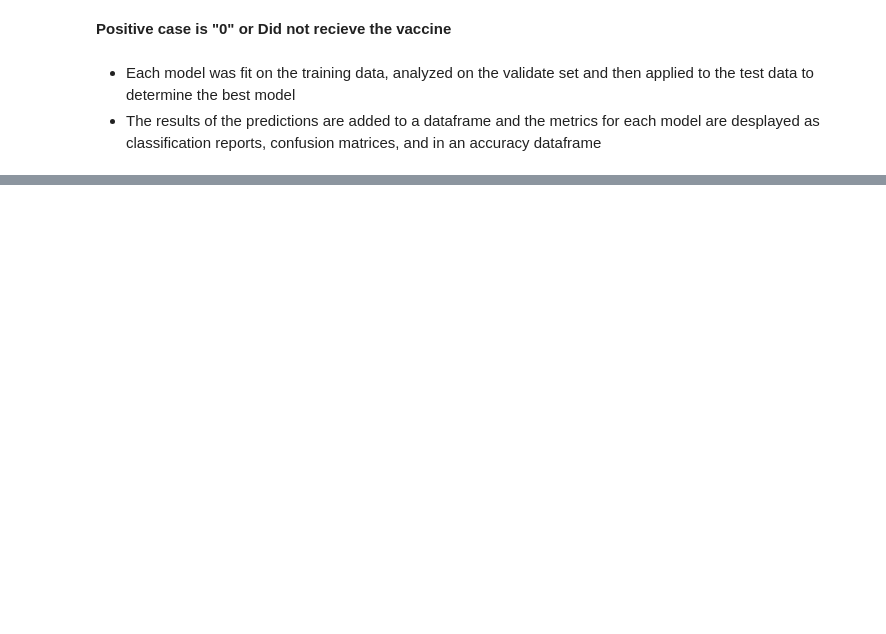
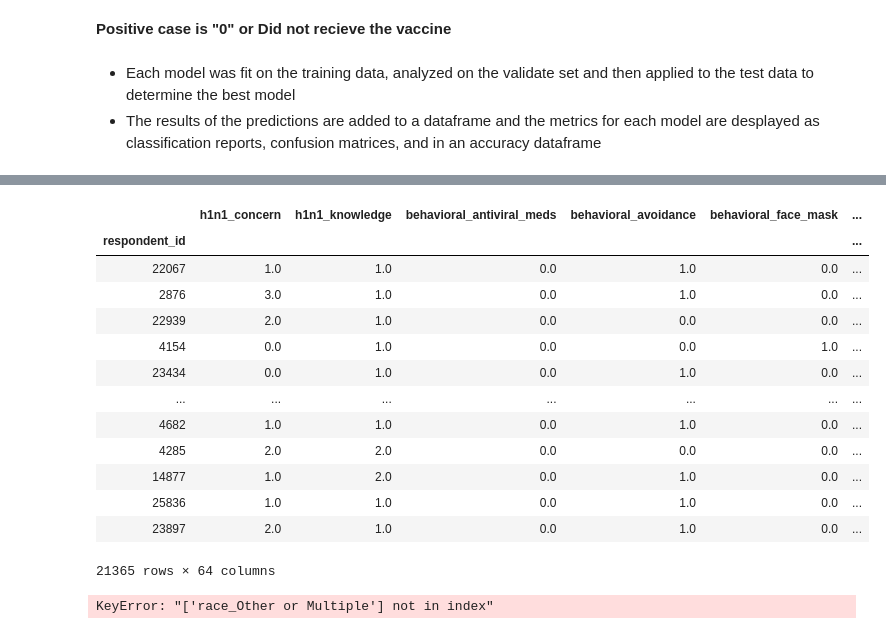
Before and after one commit to JadaShipp/predicting_flu, a Jupyter notebook: modeling.ipynb, the cells around one changed output, grey strips where cells are left out. Drawn from its saved outputs; the diff is of its cells as text; code cells hidden in the pictures; blank space fills up the shorter version.

```diff
--- a/modeling.ipynb
+++ b/modeling.ipynb
@@ -32,0 +50,12 @@ NameError: name 'h1n1_train' is not defined
+# %%
+column_list= ['h1n1_concern','h1n1_knowledge',
+       'opinion_h1n1_vacc_effective',
+       'opinion_h1n1_risk',
+       'opinion_h1n1_sick_from_vacc',
+       'opinion_seas_vacc_effective',
+       'opinion_seas_risk',
+       'opinion_seas_sick_from_vacc',
+       'household_adults',
+       'household_children']
+# %%
+h1n1_train, h1n1_test, seasonal_train, seasonal_test = prepare.prepare_data(df, column_list)
@@ -32,0 +80,17 @@ NameError: name 'h1n1_train' is not defined
+# %%
+h1n1_train
+# %% [output]
+|  | h1n1_concern | h1n1_knowledge | behavioral_antiviral_meds | behavioral_avoidance | behavioral_face_mask | ... |
+| respondent_id |  |  |  |  |  | ... |
+| 22067 | 1.0 | 1.0 | 0.0 | 1.0 | 0.0 | ... |
+| 2876 | 3.0 | 1.0 | 0.0 | 1.0 | 0.0 | ... |
+| 22939 | 2.0 | 1.0 | 0.0 | 0.0 | 0.0 | ... |
+| 4154 | 0.0 | 1.0 | 0.0 | 0.0 | 1.0 | ... |
+| 23434 | 0.0 | 1.0 | 0.0 | 1.0 | 0.0 | ... |
+| ... | ... | ... | ... | ... | ... | ... |
+| 4682 | 1.0 | 1.0 | 0.0 | 1.0 | 0.0 | ... |
+| 4285 | 2.0 | 2.0 | 0.0 | 0.0 | 0.0 | ... |
+| 14877 | 1.0 | 2.0 | 0.0 | 1.0 | 0.0 | ... |
+| 25836 | 1.0 | 1.0 | 0.0 | 1.0 | 0.0 | ... |
+| 23897 | 2.0 | 1.0 | 0.0 | 1.0 | 0.0 | ... |
+21365 rows × 64 columns
@@ -32,0 +99,13 @@ NameError: name 'h1n1_train' is not defined
+# %%
+h1n1train, h1n1validate = train_test_split(h1n1_train, random_state=123, test_size=.2)
+
+X_train_h1n1 = h1n1train[['encoded_sex', 'encoded_marital_status', 'encoded_rent_or_own',
+                          'encoded_employment_status', 'race_Black', 'race_Hispanic',
+                          'race_other_or_multiple', 'race_White',]]
+y_train_h1n1 = h1n1train[['h1n1_vaccine']]
+X_val_h1n1 = h1n1validate[['contract_type_id', 'senior_citizen', 'tenure_3_or_less', 'monthly_charges_scaled', 'payment_type_id']]
+y_vall_h1n1 = h1n1validate[['h1n1_vaccine']]
+X_test_h1n1 = h1n1test[['contract_type_id', 'senior_citizen',  'tenure_3_or_less', 'monthly_charges_scaled', 'payment_type_id']]
+y_test_h1n1 = h1n1test[['h1n1_vaccine']]
+# %% [output]
+KeyError: "['race_Other or Multiple'] not in index"
```
Also changed, not shown: parts of 5 cells of this notebook, 1 other file.
